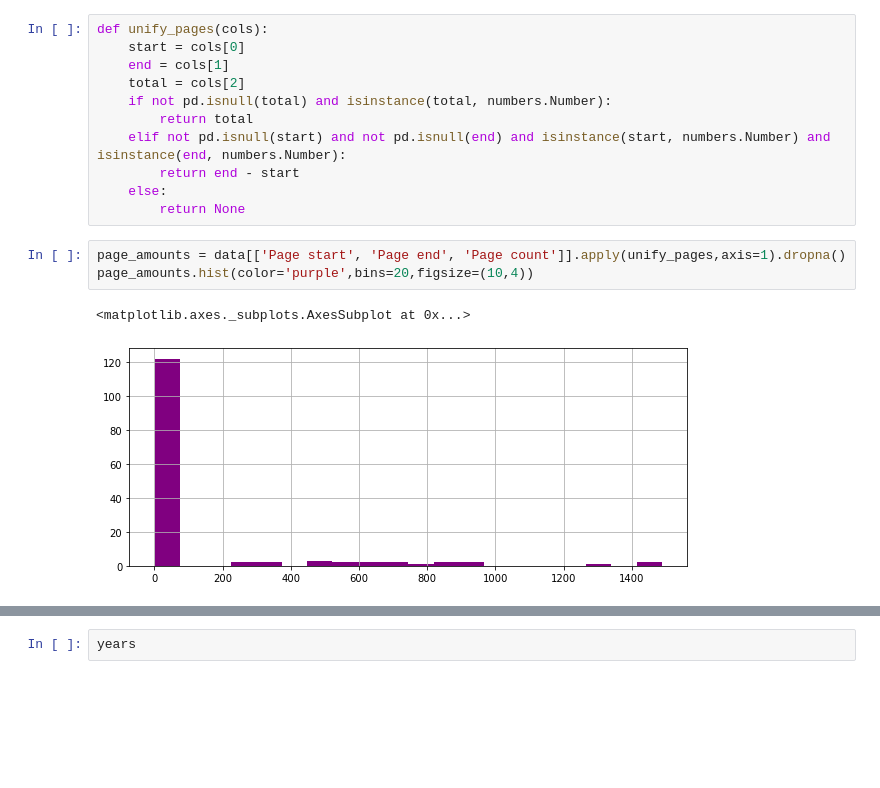
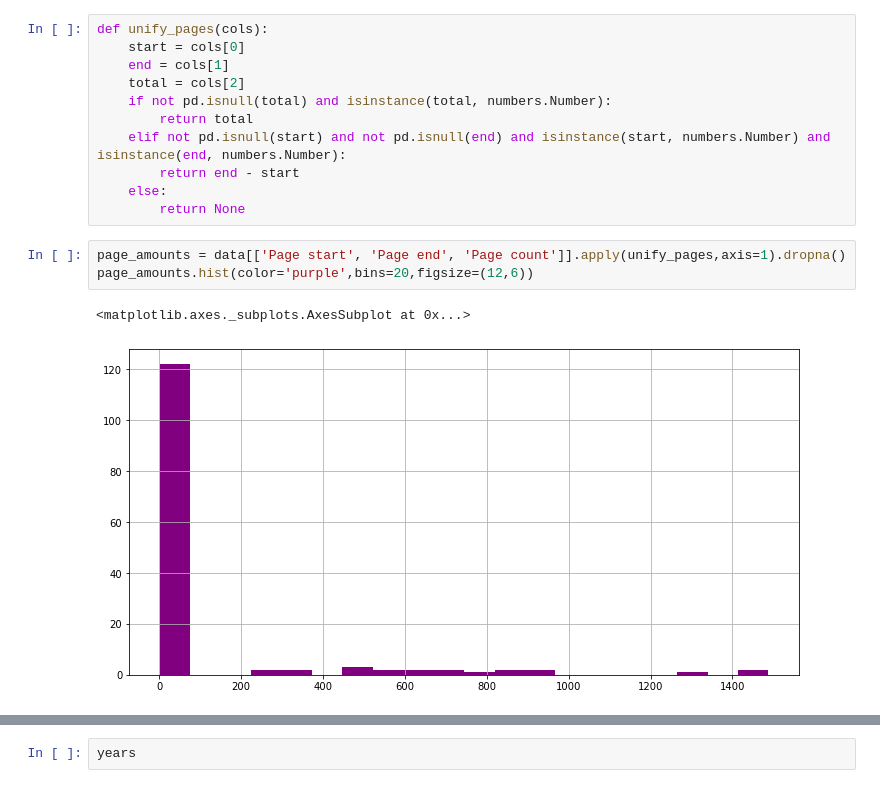
Before and after one commit to MaksOpp/web-intelligence-project, a Jupyter notebook: main.ipynb, the cells around one changed output, grey strips where cells are left out. Saved outputs shown, nothing was run; the diff lists cells and outputs as text; blank space fills up the shorter version.

```diff
--- a/main.ipynb
+++ b/main.ipynb
@@ -101,9 +101,9 @@ def unify_pages(cols):
         return None
 # %%
 page_amounts = data[['Page start', 'Page end', 'Page count']].apply(unify_pages,axis=1).dropna()
-page_amounts.hist(color='purple',bins=20,figsize=(10,4))
+page_amounts.hist(color='purple',bins=20,figsize=(12,6))
 # %% [output]
 <matplotlib.axes._subplots.AxesSubplot at 0x...>
-[figure, old version]
+[figure, new version]
 # %%
 authors = data['Authors'].apply(lambda x: len(x.split(',')))
```
Also changed, not shown: parts of 5 cells of this notebook.
